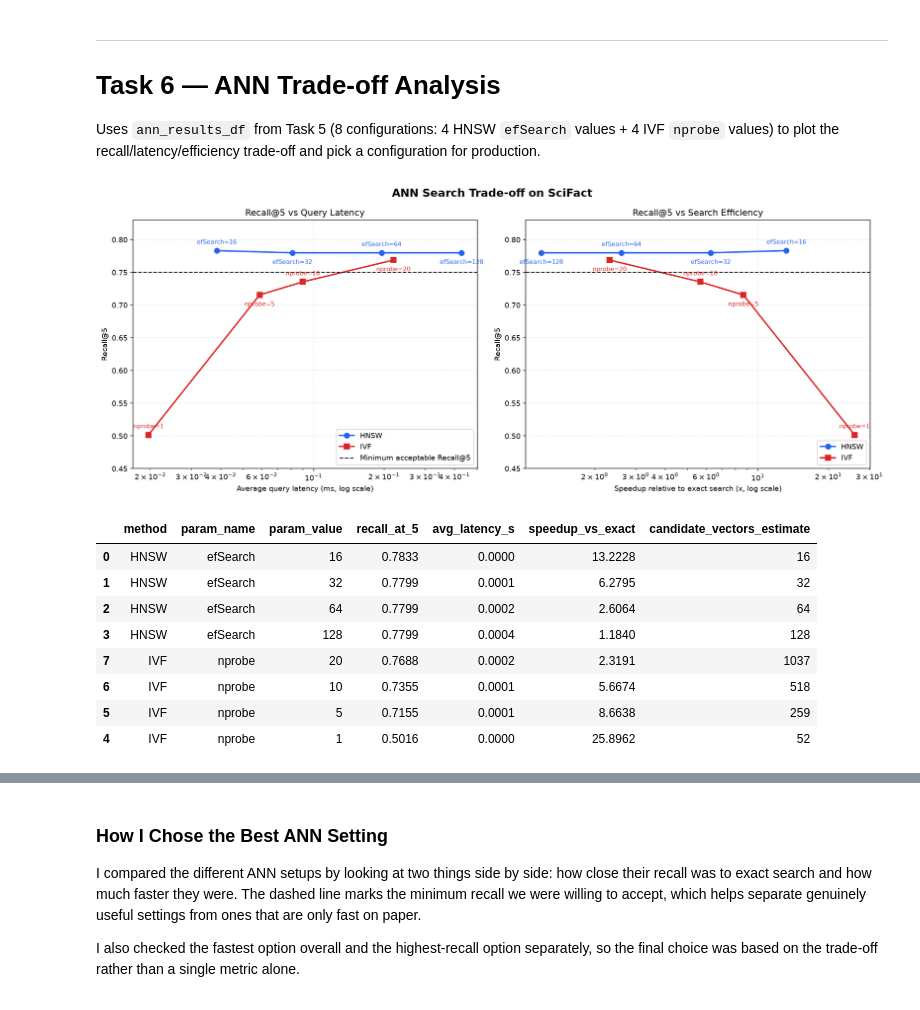
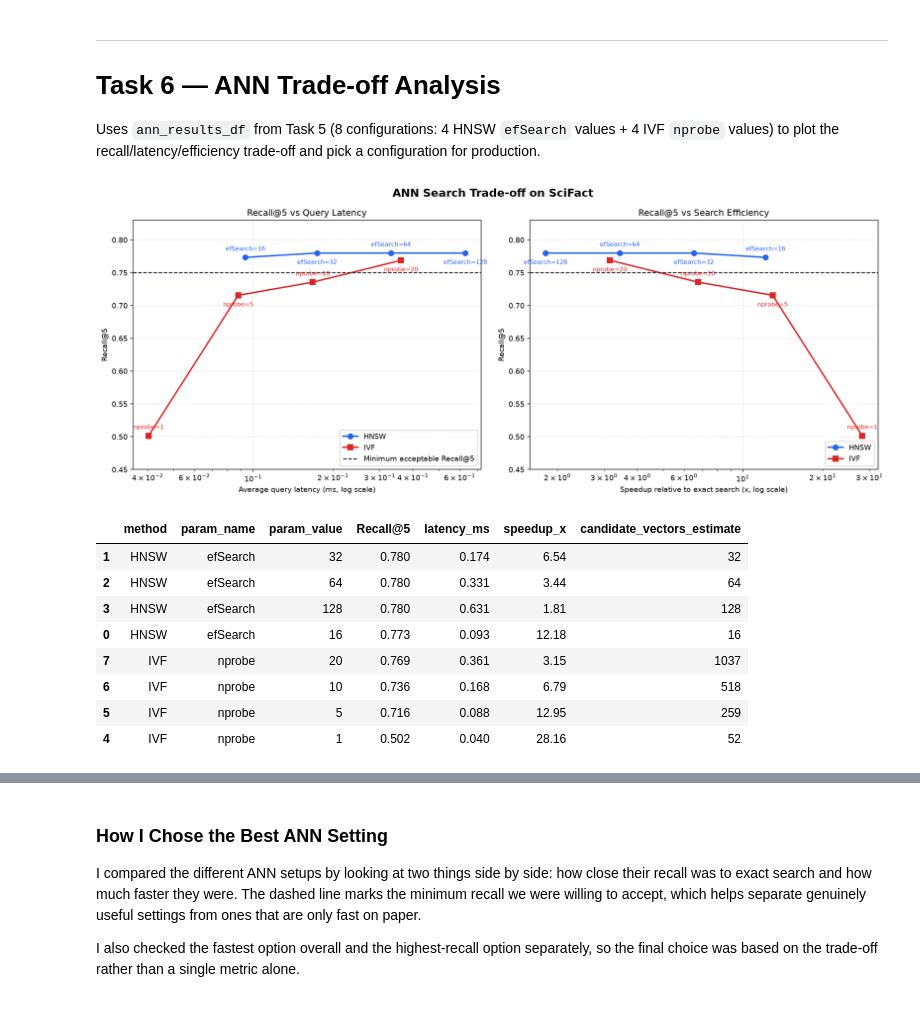
Before and after one commit to sanjaykumarpushadapu/MTech, a Jupyter notebook: 2026-2027-Sem1/AIMLCZG521-ConversationalAI/ass-1/PS2_Group129.ipynb, the cells around one changed output, grey strips where cells are left out. Drawn from its saved outputs; the diff is of its cells as text; code cells hidden in the pictures.

```diff
--- a/2026-2027-Sem1/AIMLCZG521-ConversationalAI/ass-1/PS2_Group129.ipynb
+++ b/2026-2027-Sem1/AIMLCZG521-ConversationalAI/ass-1/PS2_Group129.ipynb
@@ -1112,14 +1176,19 @@ HNSW efSearch=128: Recall@5=0.780, latency=0.430ms, speedup=1.18x
 if ivf_index is not None:
     NLIST = ivf_index.nlist
     for nprobe in (1, 5, 10, 20):
+        # nprobe selects how many nearest IVF clusters are searched.
+        # Searching more clusters increases the candidate pool and can improve recall.
         ivf_index.nprobe = nprobe
         row = evaluate_index(ivf_index, "IVF", "nprobe", nprobe, avg_latency)
-        # Fraction of clusters probed * total vectors approximates candidates examined
+        # This estimate assumes candidates are distributed approximately evenly
+        # across clusters; it is a planning estimate, not an exact FAISS count.
         row["candidate_vectors_estimate"] = round(nprobe / NLIST * len(corpus_df))
         ann_rows.append(row)
-        print(f"IVF nprobe={nprobe:>3}: Recall@5={row['recall_at_5']:.3f}, "
-              f"latency={row['avg_latency_s']*1000:.3f}ms, speedup={row['speedup_vs_exact'] if row['speedup_vs_exact'] is None else round(row['speedup_vs_exact'],2)}x")
+        speedup = "n/a" if row["speedup_vs_exact"] is None else f"{row['speedup_vs_exact']:.2f}x"
+        print(f"IVF nprobe={nprobe}: Recall@5={row['recall_at_5']:.3f}, "
+              f"latency={row['avg_latency_s']*1000:.3f} ms, speedup={speedup}")
 
+    # Combine HNSW and IVF rows into one table for the trade-off analysis.
     ann_results_df = pd.DataFrame(ann_rows)
     ann_results_df
 else:
@@ -1148,7 +1217,9 @@ The executed table and plots are used to identify the fastest, highest-recall, a
 
 Uses `ann_results_df` from Task 5 (8 configurations: 4 HNSW `efSearch` values + 4 IVF `nprobe` values) to plot the recall/latency/efficiency trade-off and pick a configuration for production.
 # %%
-# Task 6 plots: show the measured recall/latency trade-off clearly.
+# Purpose: visualize the measured ANN recall/latency/efficiency trade-off
+# and save the figure for the report. Both panels use the same Recall@5 values:
+# the first compares latency, while the second compares speedup against exact search.
 import os
 import matplotlib.pyplot as plt
 
@@ -1174,6 +1245,8 @@ if ann_results_df is not None and len(ann_results_df):
             linewidth=2, label=method
         )
 
+        # Label every point with the parameter that produced it, making the
+        # plotted trade-off traceable back to the sweep output.
         for point_index, (_, row) in enumerate(sub.iterrows()):
             label = f"{row['param_name']}={row['param_value']}"
             vertical_offset = 9 if point_index % 2 == 0 else -15
@@ -1191,45 +1264,58 @@ if ann_results_df is not None and len(ann_results_df):
             )
 
     for axis in axes:
         axis.axhline(
             MIN_ACCEPTABLE_RECALL, color="#111827", linestyle="--",
             linewidth=1.3, label="Minimum acceptable Recall@5" if axis is axes[0] else None
         )
         axis.set_ylim(0.45, 0.83)
         axis.grid(True, linestyle=":", alpha=0.55)
         axis.set_ylabel("Recall@5")
 
     axes[0].set_xscale("log")
     axes[0].set_xlabel("Average query latency (ms, log scale)")
     axes[0].set_title("Recall@5 vs Query Latency")
     axes[0].legend(loc="lower right")
 
     axes[1].set_xscale("log")
     axes[1].set_xlabel("Speedup relative to exact search (x, log scale)")
     axes[1].set_title("Recall@5 vs Search Efficiency")
     axes[1].legend(loc="lower right")
 
     plt.tight_layout()
     os.makedirs("data/results", exist_ok=True)
     fig.savefig("data/results/task6_ann_tradeoff.png", dpi=220, bbox_inches="tight")
     plt.show()
+
+    # Present latency in milliseconds rather than raw seconds so values do not
+    # disappear as 0.0000 after rounding. Keep ann_results_df unchanged because
+    # later cells use its machine-friendly column names and units.
+    results_table = ann_results_df[[
+        "method", "param_name", "param_value", "recall_at_5",
+        "avg_latency_s", "speedup_vs_exact", "candidate_vectors_estimate"
+    ]].copy()
+    results_table["latency_ms"] = results_table.pop("avg_latency_s") * 1000
+    results_table["speedup_x"] = results_table.pop("speedup_vs_exact")
+    results_table = results_table.rename(columns={"recall_at_5": "Recall@5"})
     display(
-        ann_results_df[[
-            "method", "param_name", "param_value", "recall_at_5",
-            "avg_latency_s", "speedup_vs_exact", "candidate_vectors_estimate"
-        ]].sort_values(["recall_at_5", "avg_latency_s"], ascending=[False, True]).round(4)
+        results_table[[
+            "method", "param_name", "param_value", "Recall@5", "latency_ms",
+            "speedup_x", "candidate_vectors_estimate"
+        ]].sort_values(["Recall@5", "latency_ms"], ascending=[False, True]).round({
+            "Recall@5": 3, "latency_ms": 3, "speedup_x": 2
+        })
     )
 else:
     print("Task 6 requires ann_results_df from Task 5.")
 # %% [output]
-[figure, old version]
+[figure, new version]
-|  | method | param_name | param_value | recall_at_5 | avg_latency_s | speedup_vs_exact | candidate_vectors_estimate |
-| 0 | HNSW | efSearch | 16 | 0.7833 | 0.0000 | 13.2228 | 16 |
-| 1 | HNSW | efSearch | 32 | 0.7799 | 0.0001 | 6.2795 | 32 |
-| 2 | HNSW | efSearch | 64 | 0.7799 | 0.0002 | 2.6064 | 64 |
-| 3 | HNSW | efSearch | 128 | 0.7799 | 0.0004 | 1.1840 | 128 |
-| 7 | IVF | nprobe | 20 | 0.7688 | 0.0002 | 2.3191 | 1037 |
-| 6 | IVF | nprobe | 10 | 0.7355 | 0.0001 | 5.6674 | 518 |
-| 5 | IVF | nprobe | 5 | 0.7155 | 0.0001 | 8.6638 | 259 |
-| 4 | IVF | nprobe | 1 | 0.5016 | 0.0000 | 25.8962 | 52 |
+|  | method | param_name | param_value | Recall@5 | latency_ms | speedup_x | candidate_vectors_estimate |
+| 1 | HNSW | efSearch | 32 | 0.780 | 0.174 | 6.54 | 32 |
+| 2 | HNSW | efSearch | 64 | 0.780 | 0.331 | 3.44 | 64 |
+| 3 | HNSW | efSearch | 128 | 0.780 | 0.631 | 1.81 | 128 |
+| 0 | HNSW | efSearch | 16 | 0.773 | 0.093 | 12.18 | 16 |
+| 7 | IVF | nprobe | 20 | 0.769 | 0.361 | 3.15 | 1037 |
+| 6 | IVF | nprobe | 10 | 0.736 | 0.168 | 6.79 | 518 |
+| 5 | IVF | nprobe | 5 | 0.716 | 0.088 | 12.95 | 259 |
+| 4 | IVF | nprobe | 1 | 0.502 | 0.040 | 28.16 | 52 |
 # %%
```
Also changed, not shown: parts of 11 cells of this notebook, 1 other file.
